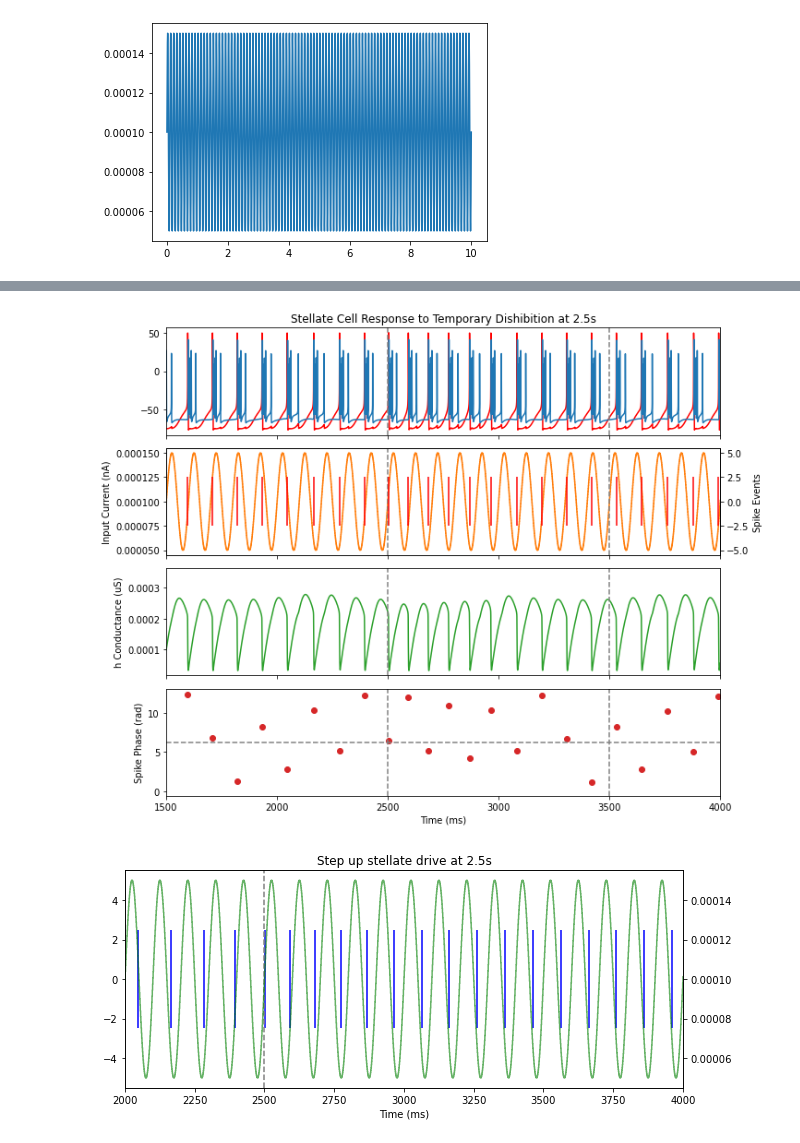
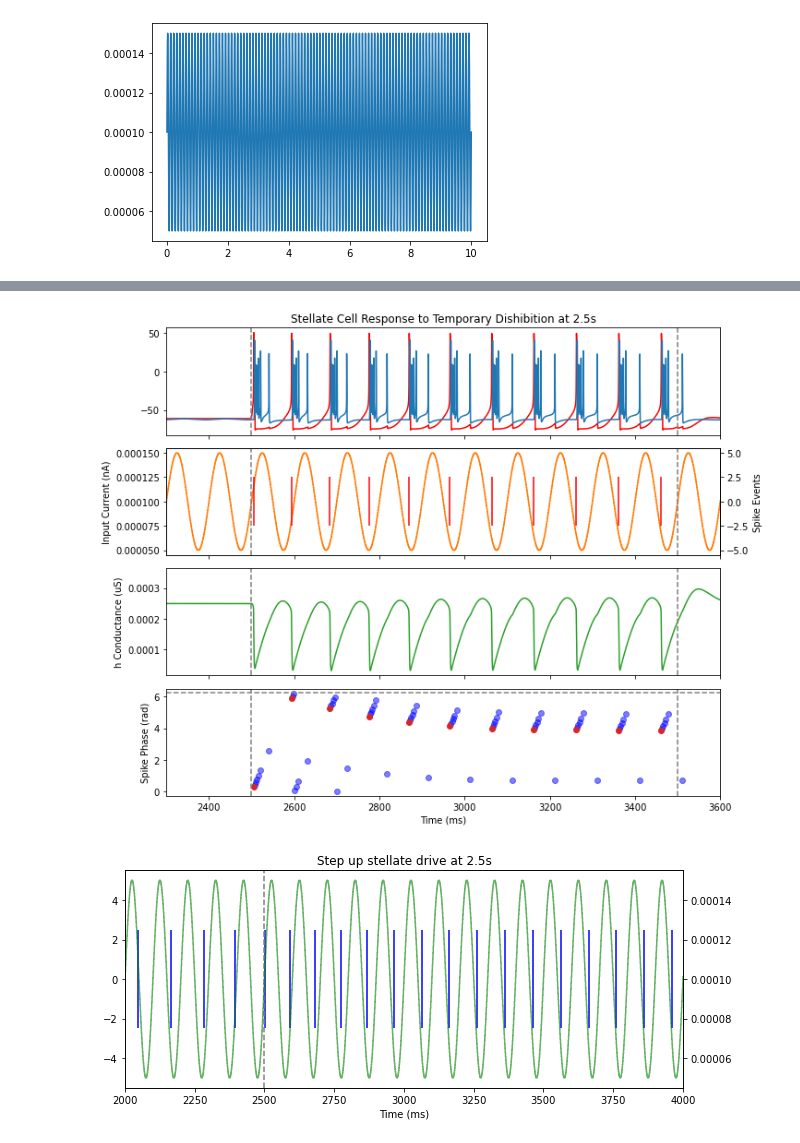
Before and after one commit to tiny-infinity/GridCellsTheta, a Jupyter notebook: amitabha_bose.ipynb, the cells around one changed output, grey strips where cells are left out. Cells and saved outputs as stored; diff of their text form; code cells hidden in the pictures.

```diff
--- a/amitabha_bose.ipynb
+++ b/amitabha_bose.ipynb
@@ -46,12 +46,12 @@ T, num_steps = time_ms/1000,time_ms
 stell_ic = h.IClamp(stellate_0.soma(0.5))
 stell_ic.dur = 1e9
 
-baseline_stell = -5e-3
+baseline_stell = -1e-2
 time_arr = np.linspace(0,T,num_steps)
 init_phase = np.pi/2
 stell_arr = np.full_like(time_arr, baseline_stell)
 
-stell_arr[2500:3000] = 1e-6
+stell_arr[2500:3500] = 1e-6
 stell_vec = h.Vector(stell_arr)
 stell_vec.play(stell_ic._ref_amp, True)
 
@@ -60,11 +60,16 @@ print((time_arr))
 curr_vec = h.Vector(curr_arr)
 curr_vec.play(theta_ic._ref_amp, True)
 
-spike_times = h.Vector()
+spike_times_stell = h.Vector()
+spike_times_intrnrn = h.Vector()
 
-nc = h.NetCon(stellate_0.soma(0.5)._ref_v, None, sec=stellate_0.soma)
-nc.threshold = 0
-nc.record(spike_times)
+nc_stell = h.NetCon(stellate_0.soma(0.5)._ref_v, None, sec=stellate_0.soma)
+nc_stell.threshold = 0
+nc_stell.record(spike_times_stell)
+
+nc_intrnrn = h.NetCon(global_intrnrn.soma(0.5)._ref_v, None, sec=global_intrnrn.soma)
+nc_intrnrn.threshold = 0
+nc_intrnrn.record(spike_times_intrnrn)
 # %% [output]
 [0.00000000e+00 1.00010001e-03 2.00020002e-03 ... 9.99799980e+00
  9.99899990e+00 1.00000000e+01]
@@ -105,39 +110,41 @@ plt.show()
 # %%
-spike_phases = freq * 2* np.pi * (np.array(spike_times.to_python())/1000)%(4*np.pi)
+stell_spike_phases = freq * 2* np.pi * (np.array(spike_times_stell.to_python())/1000)%(2*np.pi)
+intrnrn_spike_phases = freq * 2* np.pi * (np.array(spike_times_intrnrn.to_python())/1000)%(2*np.pi)
 # %%
 fig,ax = plt.subplots(4,1,figsize=(10,8),sharex=True)
 
 ax01 = ax[1].twinx()
 ax[0].plot(time, stellate_v, color='r',label='Stellate')
 ax[0].plot(time, global_intrnrn_v, label='Global IntrNRN')
 ax[1].plot(time,i_theta.to_python(), color='C1', label='Theta Input Current')
-ax01.eventplot(spike_times, lineoffsets=0, colors='r', linelengths=5, label='Stellate Spikes')
+ax01.eventplot(spike_times_stell, lineoffsets=0, colors='r', linelengths=5, label='Stellate Spikes')
 ax[2].plot(time,stellate_gh_vec.to_python(), color='C2', label='h Conductance')
-ax[3].plot(spike_times.to_python(), spike_phases, 'o', color='C3', label='Spike Phases')
+ax[3].plot(spike_times_intrnrn.to_python(), intrnrn_spike_phases, 'o', color='blue', label='IntrNRN Spike Phases',alpha=0.5)
+ax[3].plot(spike_times_stell.to_python(), stell_spike_phases, 'o', color='C3', label='Spike Phases')
 ax[0].axvline(x=2500, color='gray', linestyle='--')
 ax[1].axvline(x=2500, color='gray', linestyle='--')
 ax[2].axvline(x=2500, color='gray', linestyle='--')
 ax[3].axvline(x=2500, color='gray', linestyle='--')
 ax[0].axvline(x=3500, color='gray', linestyle='--')
 ax[1].axvline(x=3500, color='gray', linestyle='--')
 ax[2].axvline(x=3500, color='gray', linestyle='--')
 ax[3].axvline(x=3500, color='gray', linestyle='--')
-ax[0].set_xlim(1500,4000)
-ax[1].set_xlim(1500,4000)
-ax[2].set_xlim(1500,4000)
-ax[3].set_xlim(1500,4000)
+ax[0].set_xlim(2300,3600)
+ax[1].set_xlim(2300,3600)
+ax[2].set_xlim(2300,3600)
+ax[3].set_xlim(2300,3600)
 ax[3].axhline(y=2*np.pi, color='gray', linestyle='--')
 ax[3].set_xlabel('Time (ms)')
 ax[1].set_ylabel('Input Current (nA)')
 ax01.set_ylabel('Spike Events')
 ax[2].set_ylabel('h Conductance (uS)')
 ax[3].set_ylabel('Spike Phase (rad)')
 ax[0].set_title('Stellate Cell Response to Temporary Dishibition at 2.5s')
 plt.tight_layout()
-plt.savefig('stellate_response_short.png', dpi=300)
+plt.savefig('stellate_response_short_1.png', dpi=300)
 plt.show()
 # %% [output]
-[figure, old version]
+[figure, new version]
 # %%
 fig, ax = plt.subplots(figsize=(10, 4))
 ax1 = ax.twinx()
```
Also changed, not shown: parts of 1 cell of this notebook, 1 other file.
